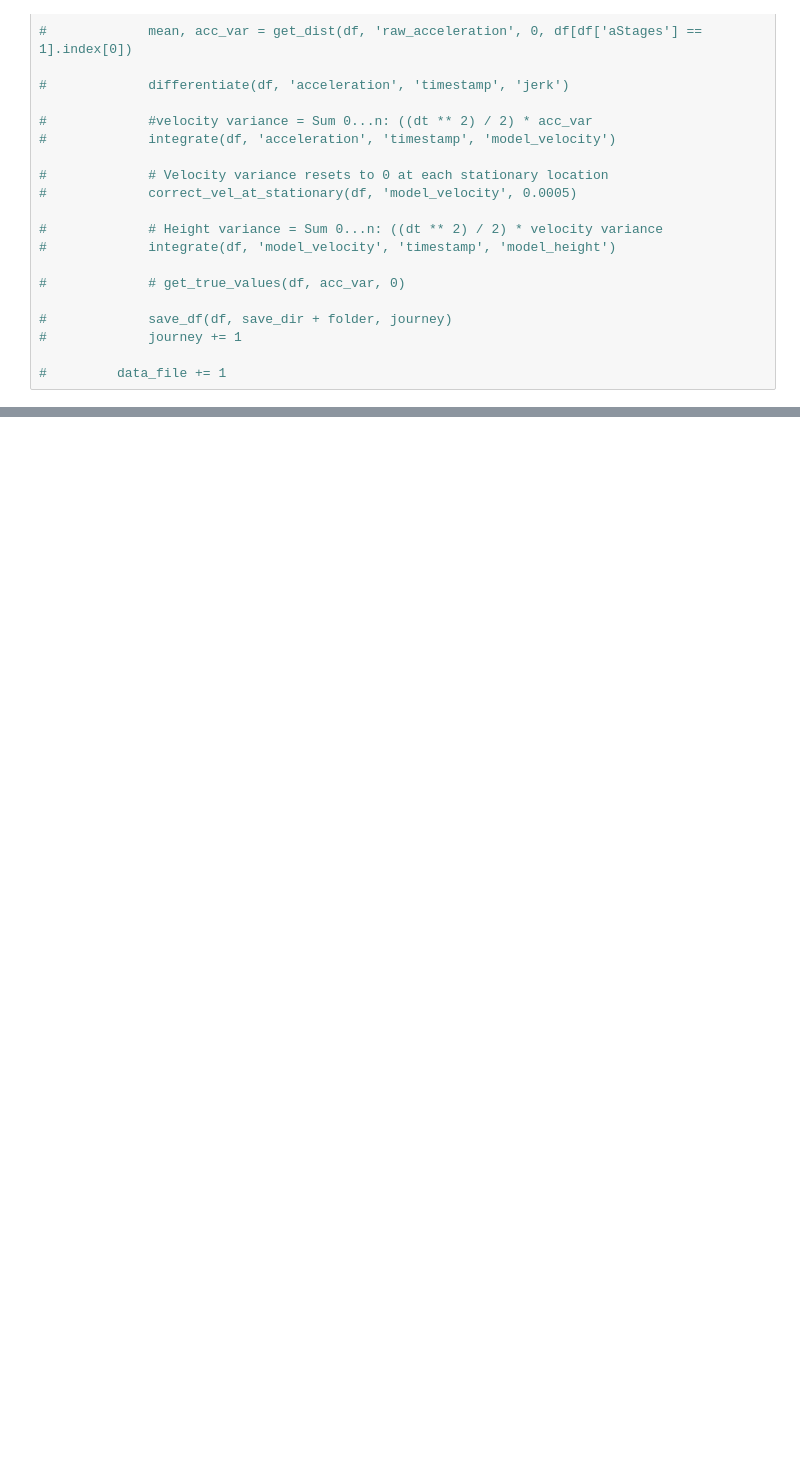
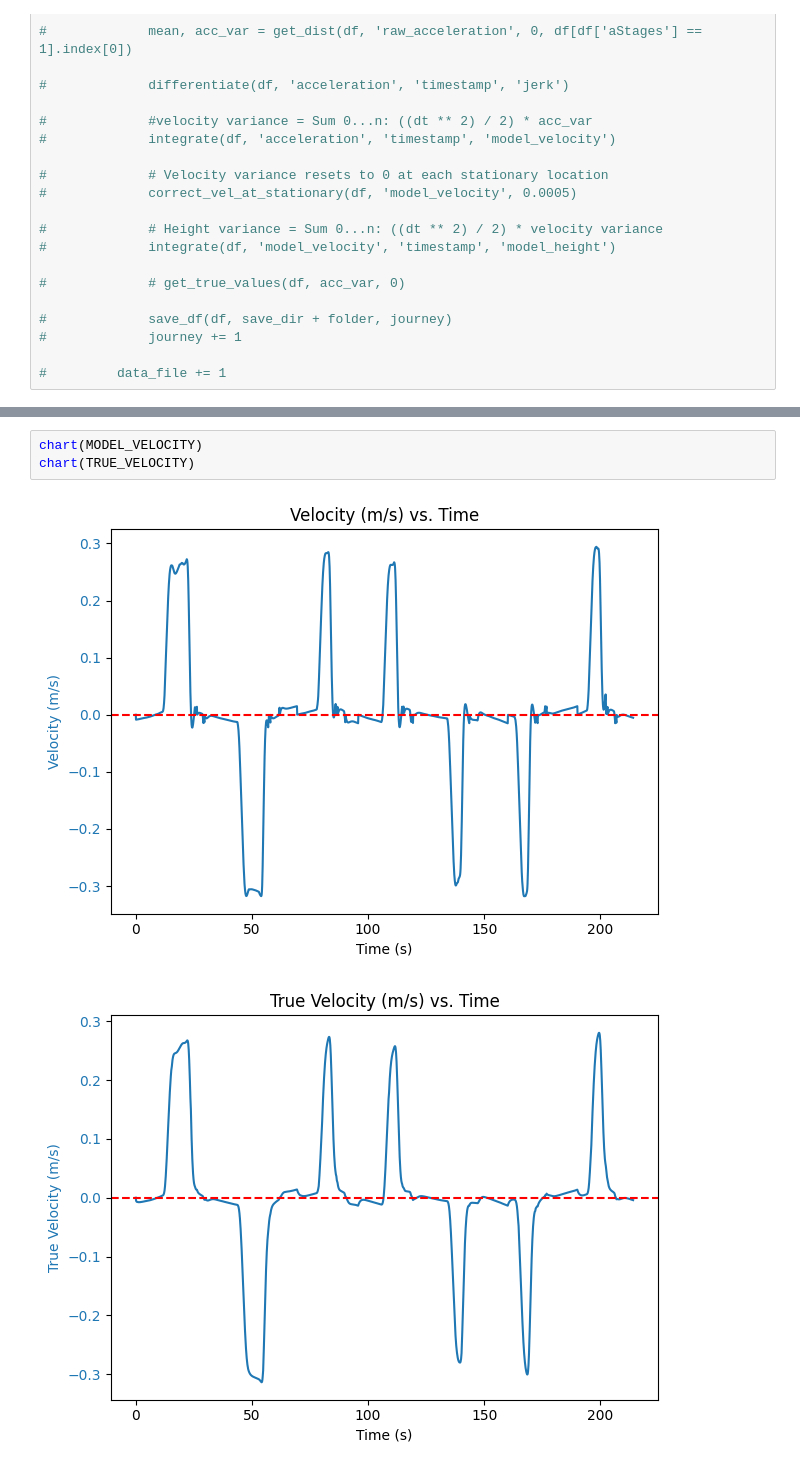
Before and after one commit to OGreenwood672/pr_kalman, a Jupyter notebook: analysis.ipynb, the cells around one changed output, grey strips where cells are left out. Drawn from its saved outputs; the diff is of its cells as text; blank space fills up the shorter version.

```diff
--- a/analysis.ipynb
+++ b/analysis.ipynb
@@ -902,0 +661,6 @@ chart(BAROMETER_HEIGHT)
+# %%
+chart(MODEL_VELOCITY)
+chart(TRUE_VELOCITY)
+# %% [output]
+[figure, added]
+[figure, added]
```
Also changed, not shown: parts of 16 cells of this notebook, 3 other files.
